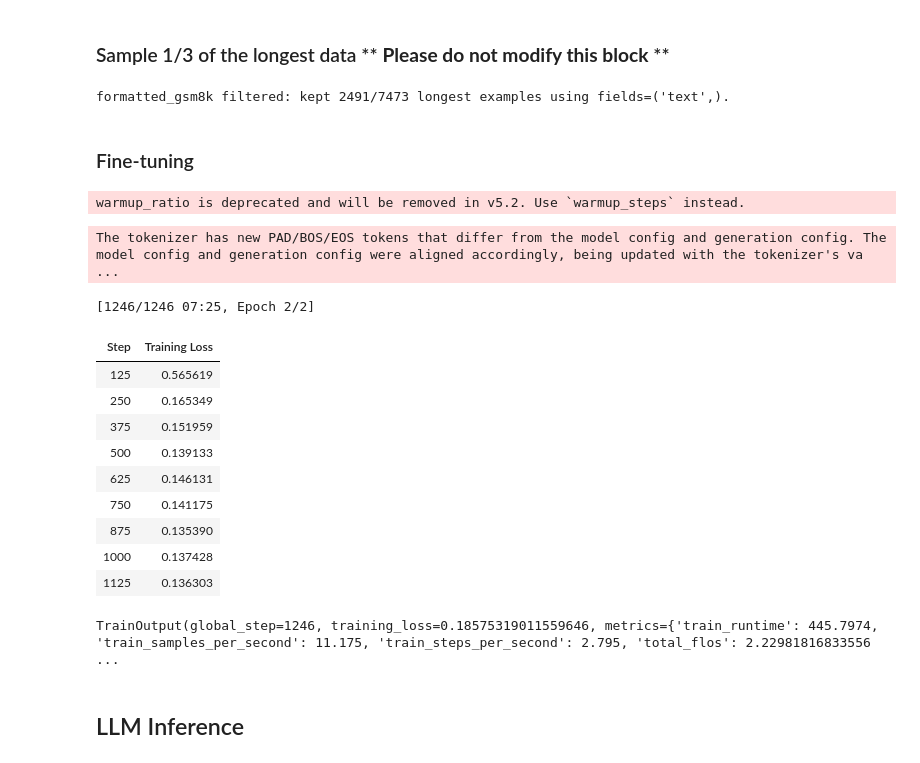
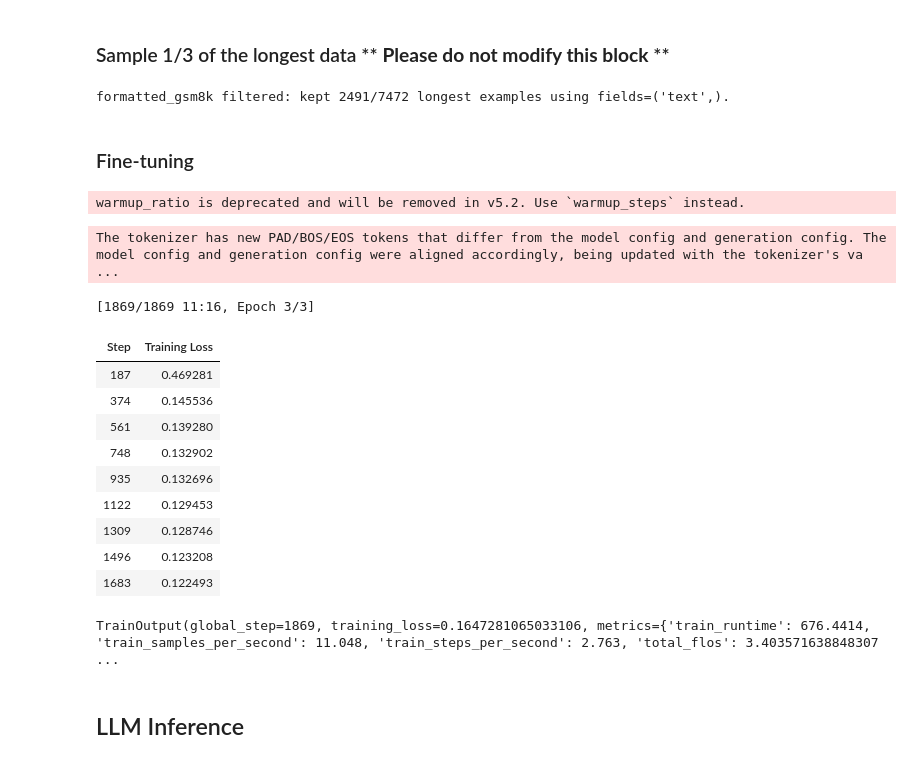
Before and after one commit to WYB929/396-pilot-project, a Jupyter notebook: Pilot_Project_Fine_tuning_Leads_to_Forgetting.ipynb, the cells around one changed output. Saved outputs shown, nothing was run; the diff lists cells and outputs as text; code cells hidden in the pictures.

```diff
--- a/Pilot_Project_Fine_tuning_Leads_to_Forgetting.ipynb
+++ b/Pilot_Project_Fine_tuning_Leads_to_Forgetting.ipynb
@@ -86,7 +86,7 @@ peft_config = LoraConfig(
     r=8,
     lora_alpha=16,
     # Add a small LoRA dropout to regularize adapter updates and reduce overfitting/forgetting.
-    lora_dropout=0.05,
+    lora_dropout=0.1,  #increase dropout (0.0~0.2) to further reduce overfitting
     bias='none',
     task_type='CAUSAL_LM',
     target_modules=['up_proj', 'down_proj', 'gate_proj', 'k_proj', 'q_proj', 'v_proj', 'o_proj']
@@ -145,12 +145,13 @@ def nshot_chats(nshot_data: list, n: int, question: str, answer: any, mode: str)
 ### 🔎 Filter GSM8K by Length (simple)
 Keeps the longest **1/3** by letter count (A–Z and other alphabetic characters). Change `PORTION` if desired.
 # %%
-gsm8k_train = load_jsonlines(os.path.join(DATA_DIR, 'gsm8k_train.jsonl')) # You can use refined gsm8k_train_self-instruct.jsonl for fine-tuning
+gsm8k_train = load_jsonlines(os.path.join(DATA_DIR, 'gsm8k_train.jsonl')) # Keep original GSM8K as fixed few-shot pool for stable train/test prompting
+gsm8k_train_refined = load_jsonlines(os.path.join(DATA_DIR, 'gsm8k_train_self-instruct.jsonl')) # replace original fine-tuning data with self-instruct refined data
 
 formatted_gsm8k = []
 TRAIN_N_SHOT = 5 # Match hint range (5-8): more demonstrations improve math reasoning
-for qna in gsm8k_train: # Iterates over the GSM8K training data
-    chats = nshot_chats(nshot_data=gsm8k_train, n=TRAIN_N_SHOT, question=qna['question'], answer=qna['answer'], mode='train') # Creates n-shot chats for the current example
+for qna in gsm8k_train_refined: # Fine-tune on refined dataset while keeping few-shot exemplars fixed from original train set
+    chats = nshot_chats(nshot_data=gsm8k_train, n=TRAIN_N_SHOT, question=qna['question'], answer=qna['answer'], mode='train') # Fixed exemplars from original GSM8K reduce overfitting and keep evaluation distribution stable
     train_sample = sft_tokenizer.apply_chat_template(chats, tokenize=False) # Applies the chat template to the chats
     train_sample = train_sample[train_sample.index("<|eot_id|>") + len("<|eot_id|>"):] # Remove Cutting Knowledge Date in prompt template
     formatted_gsm8k.append( # Appends the formatted example to the list
@@ -190,7 +191,7 @@ formatted_gsm8k = formatted_gsm8k.select(top_idx)
 
 print(f"formatted_gsm8k filtered: kept {k}/{n} longest examples using fields={FIELDS}.")
 # %% [output]
-formatted_gsm8k filtered: kept 2491/7473 longest examples using fields=('text',).
+formatted_gsm8k filtered: kept 2491/7472 longest examples using fields=('text',).
 # %% [markdown]
 ### Fine-tuning
 # %%
@@ -202,45 +203,45 @@ training_arguments = SFTConfig( # Configuration for the SFT trainer
     per_device_train_batch_size=1,
     gradient_accumulation_steps=4,
     optim="paged_adamw_32bit",
-    num_train_epochs=2, # Increase epochs after fixing few-shot prompts to learn from stable context
+    num_train_epochs=3,
     logging_strategy="steps",
     logging_steps=0.1,
     save_strategy="steps",
     save_steps=0.1,
     lr_scheduler_type='linear',
     learning_rate=1e-4, # Lower LR per hint to reduce catastrophic forgetting while fine-tuning
 
     warmup_ratio=0.05, # Gradual warmup stabilizes early optimization steps
     weight_decay=0.01, # Light regularization helps retain pre-trained knowledge
 
     bf16=True,
     group_by_length=True,
     dataset_text_field='text',
     report_to='none',
 )
 trainer = SFTTrainer( # Creates the SFT trainer
     model=sft_model,
     train_dataset=formatted_gsm8k,
     peft_config=peft_config,
     processing_class=sft_tokenizer,
     args=training_arguments,
 )
 trainer.train() # Starts the training process
 # %% [output]
 warmup_ratio is deprecated and will be removed in v5.2. Use `warmup_steps` instead.
 The tokenizer has new PAD/BOS/EOS tokens that differ from the model config and generation config. The model config and generation config were aligned accordingly, being updated with the tokenizer's va ...
-[1246/1246 07:25, Epoch 2/2]
+[1869/1869 11:16, Epoch 3/3]
 | Step | Training Loss |
-| 125 | 0.565619 |
-| 250 | 0.165349 |
-| 375 | 0.151959 |
-| 500 | 0.139133 |
-| 625 | 0.146131 |
-| 750 | 0.141175 |
-| 875 | 0.135390 |
-| 1000 | 0.137428 |
-| 1125 | 0.136303 |
+| 187 | 0.469281 |
+| 374 | 0.145536 |
+| 561 | 0.139280 |
+| 748 | 0.132902 |
+| 935 | 0.132696 |
+| 1122 | 0.129453 |
+| 1309 | 0.128746 |
+| 1496 | 0.123208 |
+| 1683 | 0.122493 |
-TrainOutput(global_step=1246, training_loss=0.18575319011559646, metrics={'train_runtime': 445.7974, 'train_samples_per_second': 11.175, 'train_steps_per_second': 2.795, 'total_flos': 2.22981816833556 ...
+TrainOutput(global_step=1869, training_loss=0.1647281065033106, metrics={'train_runtime': 676.4414, 'train_samples_per_second': 11.048, 'train_steps_per_second': 2.763, 'total_flos': 3.403571638848307 ...
 # %% [markdown]
 ## LLM Inference
 # %% [markdown]
```
Also changed, not shown: parts of 5 cells of this notebook, 1 other file.
